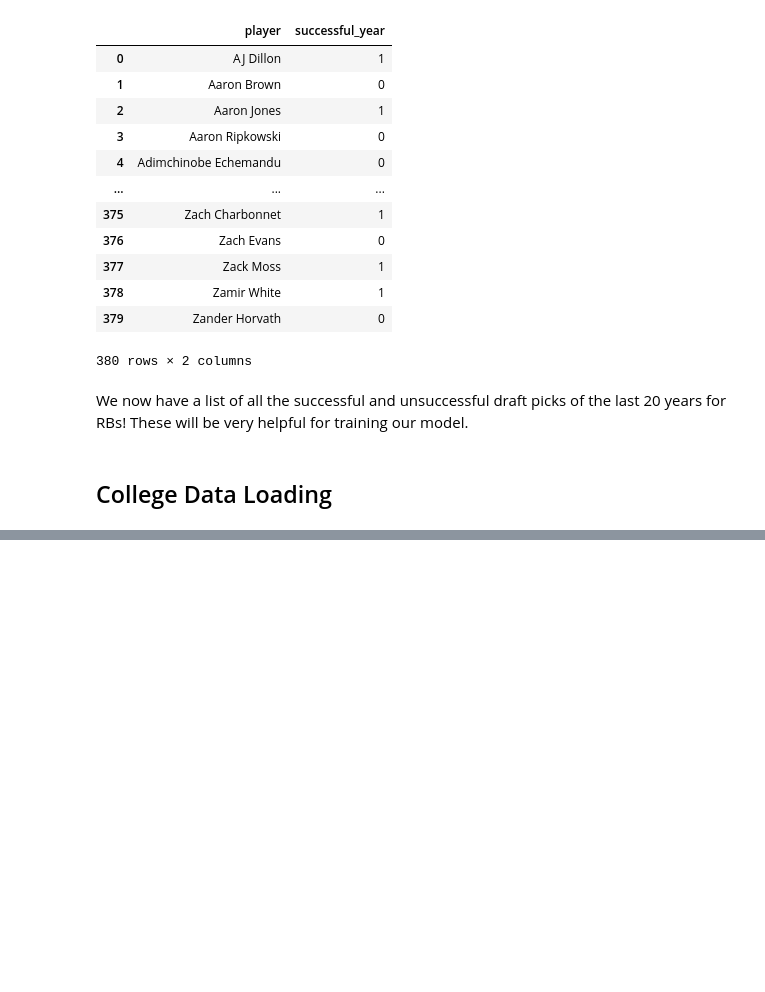
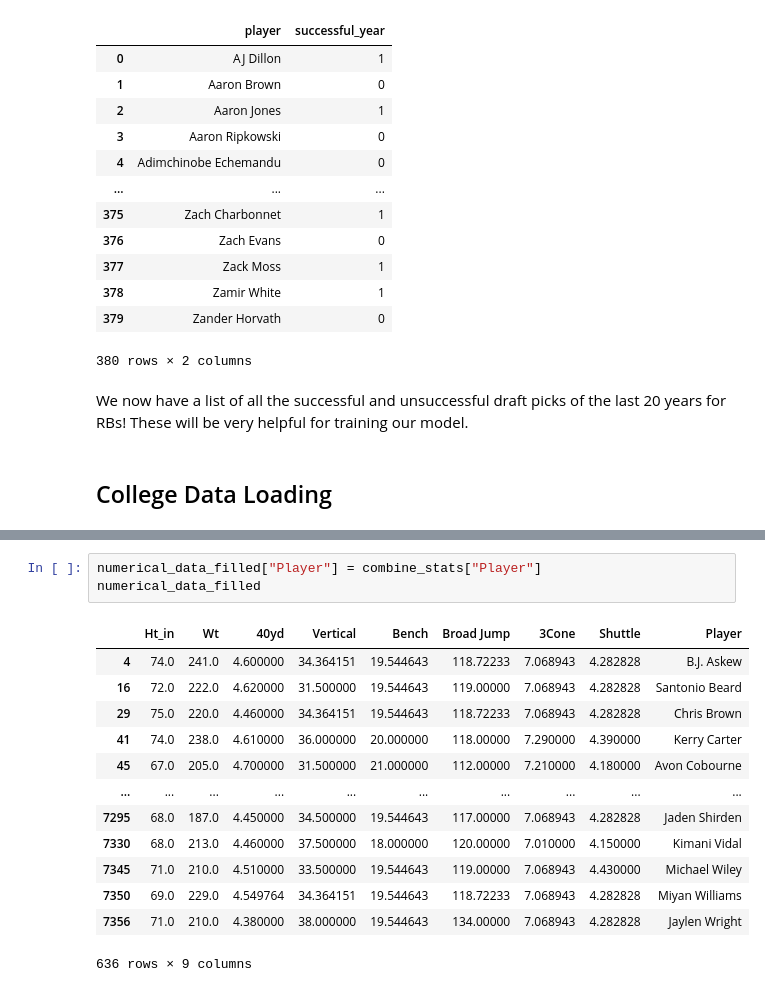
Before and after one commit to ncantalupa/NFL-Data-Mining-and-Analysis, a Jupyter notebook: rookie_rb_analysis.ipynb, the cells around one changed output, grey strips where cells are left out. Cells and saved outputs as stored; diff of their text form; blank space fills up the shorter version.

```diff
--- a/rookie_rb_analysis.ipynb
+++ b/rookie_rb_analysis.ipynb
@@ -251,0 +359,17 @@ We now have a list of all the successful and unsuccessful draft picks of the las
+# %%
+numerical_data_filled["Player"] = combine_stats["Player"]
+numerical_data_filled
+# %% [output]
+|  | Ht_in | Wt | 40yd | Vertical | Bench | Broad Jump | 3Cone | Shuttle | Player |
+| 4 | 74.0 | 241.0 | 4.600000 | 34.364151 | 19.544643 | 118.72233 | 7.068943 | 4.282828 | B.J. Askew |
+| 16 | 72.0 | 222.0 | 4.620000 | 31.500000 | 19.544643 | 119.00000 | 7.068943 | 4.282828 | Santonio Beard |
+| 29 | 75.0 | 220.0 | 4.460000 | 34.364151 | 19.544643 | 118.72233 | 7.068943 | 4.282828 | Chris Brown |
+| 41 | 74.0 | 238.0 | 4.610000 | 36.000000 | 20.000000 | 118.00000 | 7.290000 | 4.390000 | Kerry Carter |
+| 45 | 67.0 | 205.0 | 4.700000 | 31.500000 | 21.000000 | 112.00000 | 7.210000 | 4.180000 | Avon Cobourne |
+| ... | ... | ... | ... | ... | ... | ... | ... | ... | ... |
+| 7295 | 68.0 | 187.0 | 4.450000 | 34.500000 | 19.544643 | 117.00000 | 7.068943 | 4.282828 | Jaden Shirden |
+| 7330 | 68.0 | 213.0 | 4.460000 | 37.500000 | 18.000000 | 120.00000 | 7.010000 | 4.150000 | Kimani Vidal |
+| 7345 | 71.0 | 210.0 | 4.510000 | 33.500000 | 19.544643 | 119.00000 | 7.068943 | 4.430000 | Michael Wiley |
+| 7350 | 69.0 | 229.0 | 4.549764 | 34.364151 | 19.544643 | 118.72233 | 7.068943 | 4.282828 | Miyan Williams |
+| 7356 | 71.0 | 210.0 | 4.380000 | 38.000000 | 19.544643 | 134.00000 | 7.068943 | 4.282828 | Jaylen Wright |
+636 rows × 9 columns
```
Also changed, not shown: parts of 18 cells of this notebook, 1 other file.
